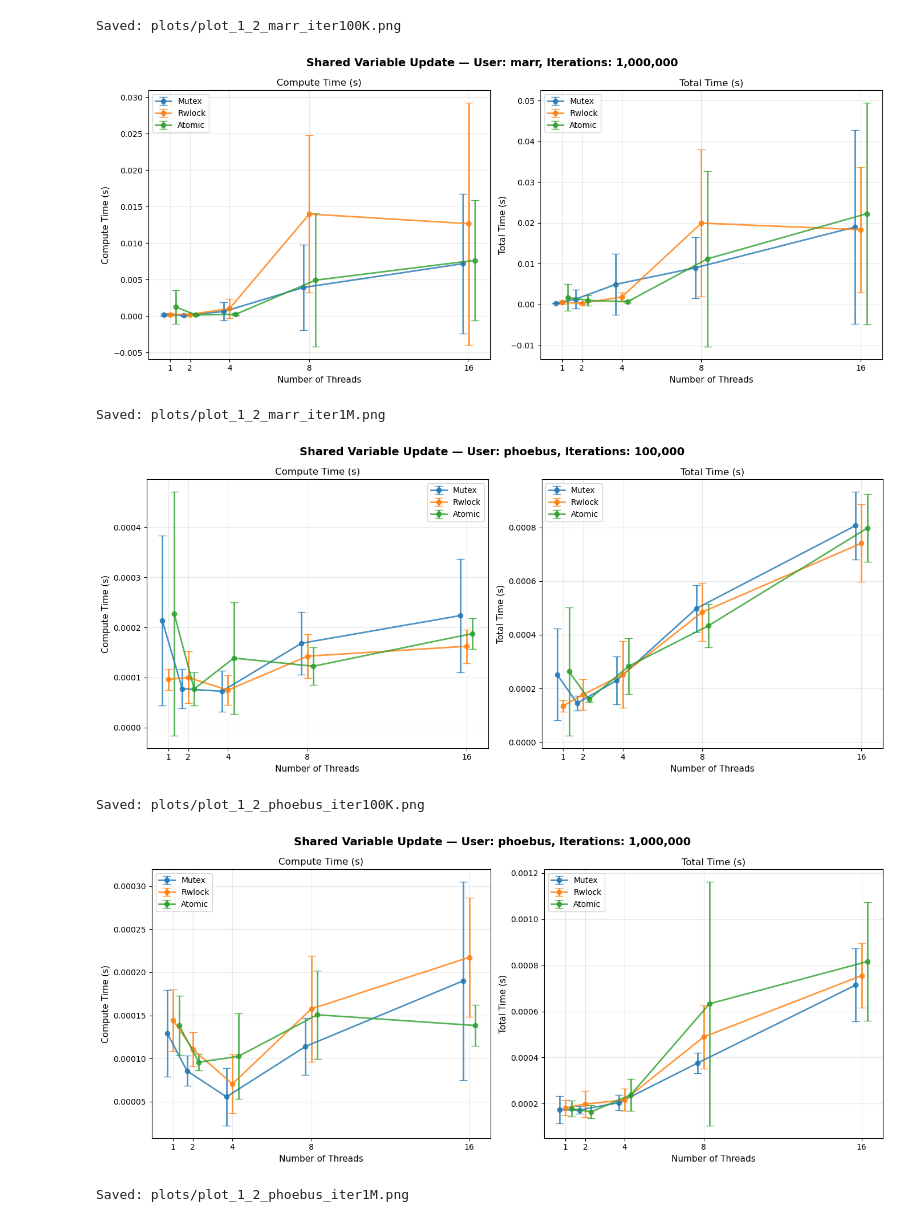
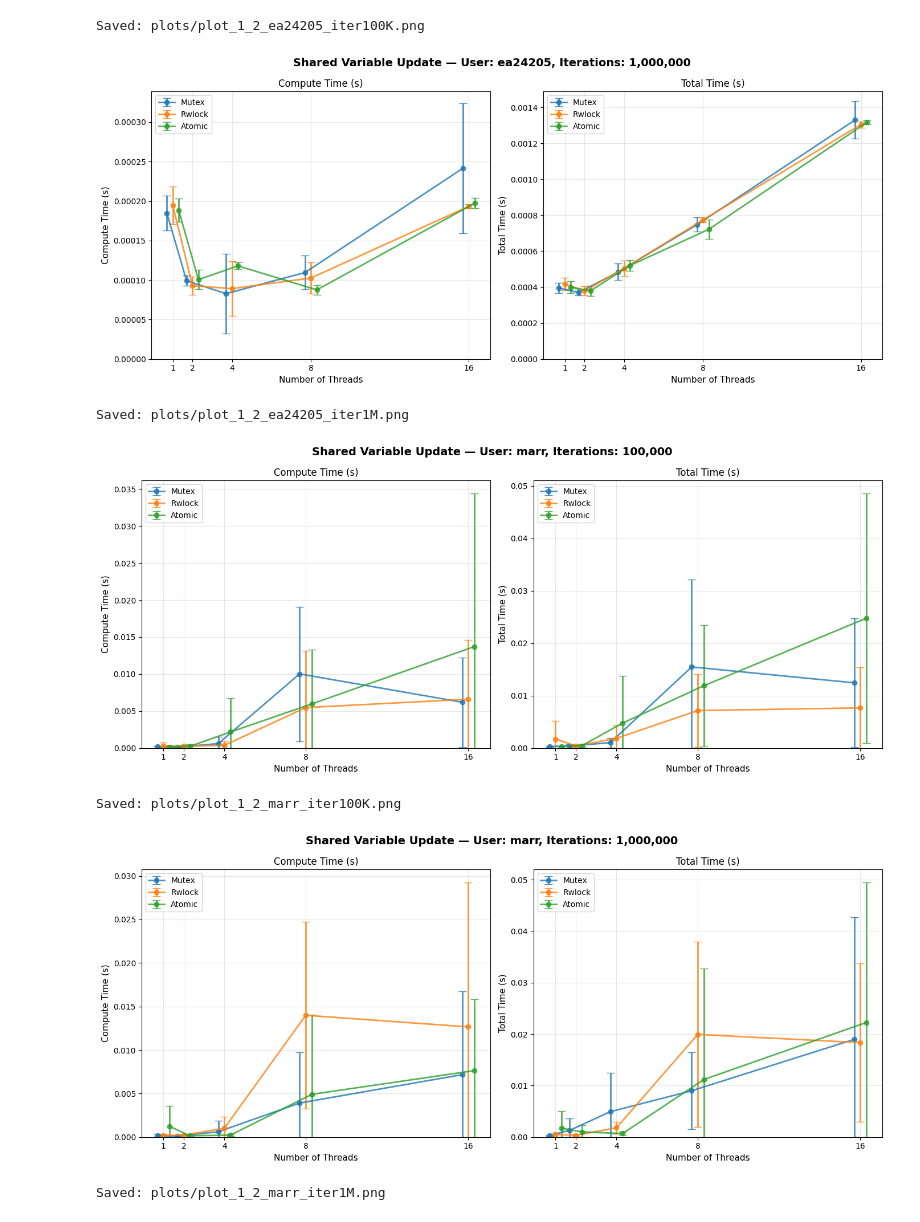
Before and after one commit to marrln/Thread-Experiments, a Jupyter notebook: 1_2_shared_variable_update/plotter_1_2.ipynb, the cells around one changed output. Cells and saved outputs as stored; diff of their text form; code cells hidden in the pictures.

Commit message:
Fix negative time errors

```diff
--- a/1_2_shared_variable_update/plotter_1_2.ipynb
+++ b/1_2_shared_variable_update/plotter_1_2.ipynb
@@ -77,7 +77,12 @@ for user in unique_users:
                 y_mean = method_stats[f"{col}_mean"]
                 y_std = method_stats[f"{col}_std"]
 
-                ax.errorbar(x_jitter, y_mean, yerr=y_std, marker='o',
+                # Clamp lower error bar to 0 (no negative time)
+                y_lower = np.maximum(y_mean - y_std, 0)
+                y_err_lower = (y_mean - y_lower).values
+                y_err_upper = y_std.values
+
+                ax.errorbar(x_jitter, y_mean, yerr=[y_err_lower, y_err_upper], marker='o',
                            label=method.capitalize(), linewidth=2, capsize=5,
                            linestyle='-', alpha=0.8, color=colors.get(method, "#444"))
 
@@ -87,6 +92,7 @@ for user in unique_users:
             ax.legend(fontsize=10)
             ax.grid(True, alpha=0.3)
             ax.set_xticks(sorted(stats["threads"].unique()))
+            ax.set_ylim(bottom=0)
             # ax.set_yscale("log")
 
         plt.tight_layout()
@@ -133,7 +139,12 @@ if len(unique_users) > 1:
                 y_mean = method_stats[f"{col}_mean"]
                 y_std = method_stats[f"{col}_std"]
 
-                ax.errorbar(x_jitter, y_mean, yerr=y_std, marker='o',
+                # Clamp lower error bar to 0 (no negative time)
+                y_lower = np.maximum(y_mean - y_std, 0)
+                y_err_lower = (y_mean - y_lower).values
+                y_err_upper = y_std.values
+
+                ax.errorbar(x_jitter, y_mean, yerr=[y_err_lower, y_err_upper], marker='o',
                            label=method.capitalize(), linewidth=2, capsize=5,
                            linestyle='-', alpha=0.8, color=colors.get(method, "#444"))
 
@@ -143,6 +154,7 @@ if len(unique_users) > 1:
             ax.legend(fontsize=10)
             ax.grid(True, alpha=0.3)
             ax.set_xticks(sorted(stats_all["threads"].unique()))
+            ax.set_ylim(bottom=0)
             # ax.set_yscale("log")
 
         plt.tight_layout()
@@ -160,7 +172,7 @@ print("All plots generated with error bars and means.")
-Saved: plots/plot_1_2_marr_iter100K.png
+Saved: plots/plot_1_2_ea24205_iter100K.png
-[figure, old version]
+[figure, new version]
-Saved: plots/plot_1_2_marr_iter1M.png
+Saved: plots/plot_1_2_ea24205_iter1M.png
-[figure, old version]
+[figure, new version]
-Saved: plots/plot_1_2_phoebus_iter100K.png
+Saved: plots/plot_1_2_marr_iter100K.png
-[figure, old version]
+[figure, new version]
-Saved: plots/plot_1_2_phoebus_iter1M.png
+Saved: plots/plot_1_2_marr_iter1M.png
```
Also changed, not shown: parts of 1 cell of this notebook.
